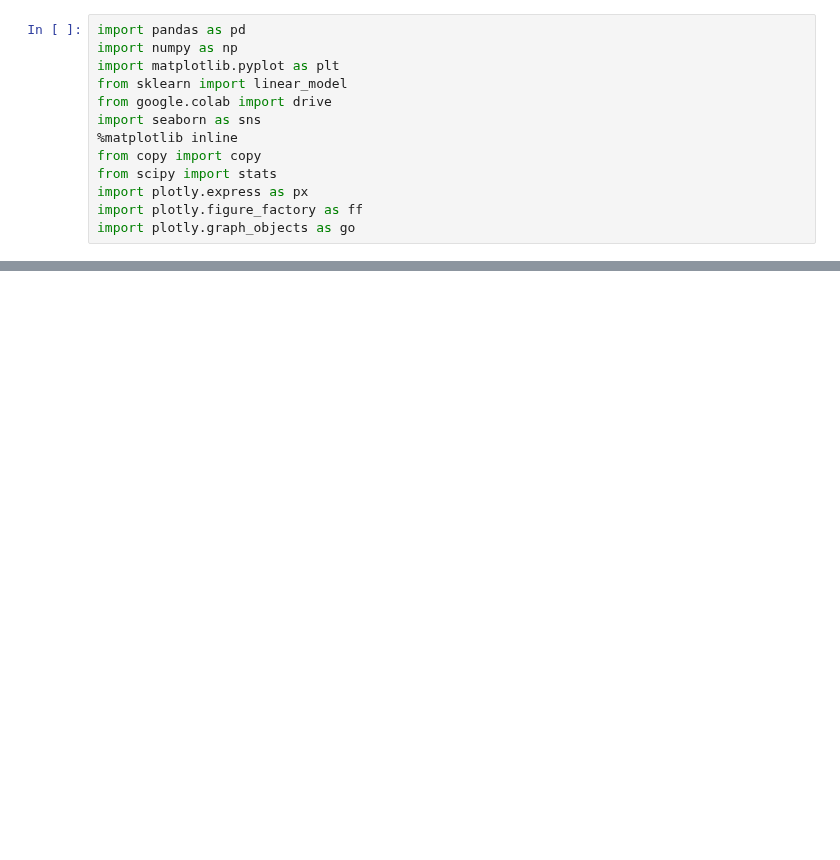
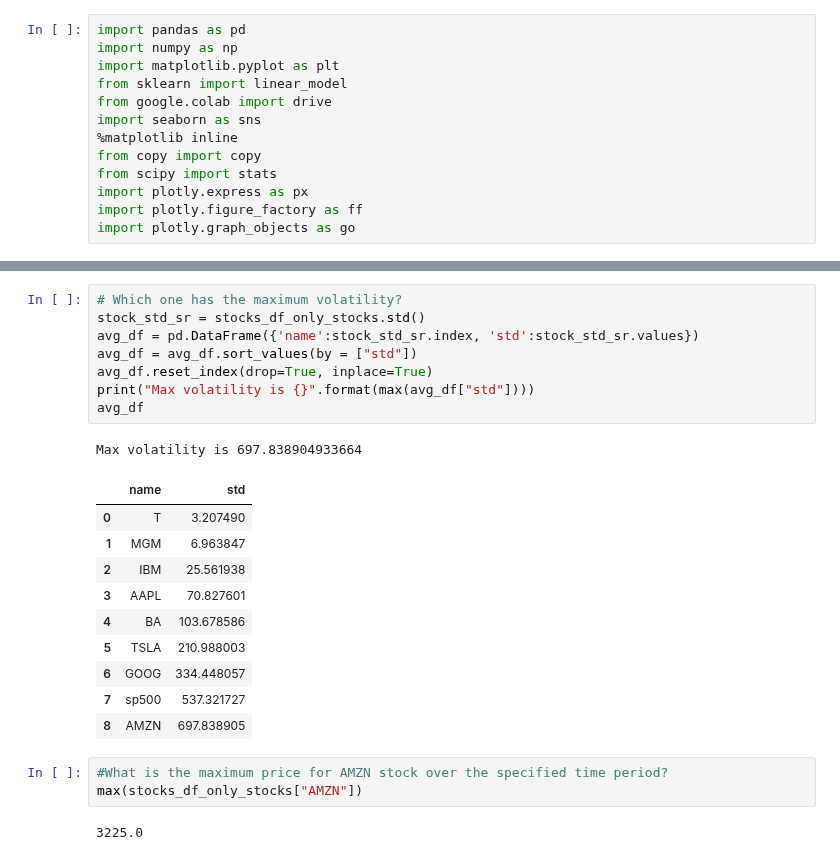
Before and after one commit to rizaho/ml_for_financial_analysis, a Jupyter notebook: Stocks_Data_Analysis_and_Visualization.ipynb, the cells around one changed output, grey strips where cells are left out. Drawn from its saved outputs; the diff is of its cells as text; blank space fills up the shorter version.

```diff
--- a/Stocks_Data_Analysis_and_Visualization.ipynb
+++ b/Stocks_Data_Analysis_and_Visualization.ipynb
@@ -39,0 +101,25 @@ stock
+# %%
+# Which one has the maximum volatility?
+stock_std_sr = stocks_df_only_stocks.std()
+avg_df = pd.DataFrame({'name':stock_std_sr.index, 'std':stock_std_sr.values})
+avg_df = avg_df.sort_values(by = ["std"])
+avg_df.reset_index(drop=True, inplace=True)
+print("Max volatility is {}".format(max(avg_df["std"])))
+avg_df
+# %% [output]
+Max volatility is 697.838904933664
+|  | name | std |
+| 0 | T | 3.207490 |
+| 1 | MGM | 6.963847 |
+| 2 | IBM | 25.561938 |
+| 3 | AAPL | 70.827601 |
+| 4 | BA | 103.678586 |
+| 5 | TSLA | 210.988003 |
+| 6 | GOOG | 334.448057 |
+| 7 | sp500 | 537.321727 |
+| 8 | AMZN | 697.838905 |
+# %%
+#What is the maximum price for AMZN stock over the specified time period?
+max(stocks_df_only_stocks["AMZN"])
+# %% [output]
+3225.0
```
Also changed, not shown: parts of 10 cells of this notebook.
